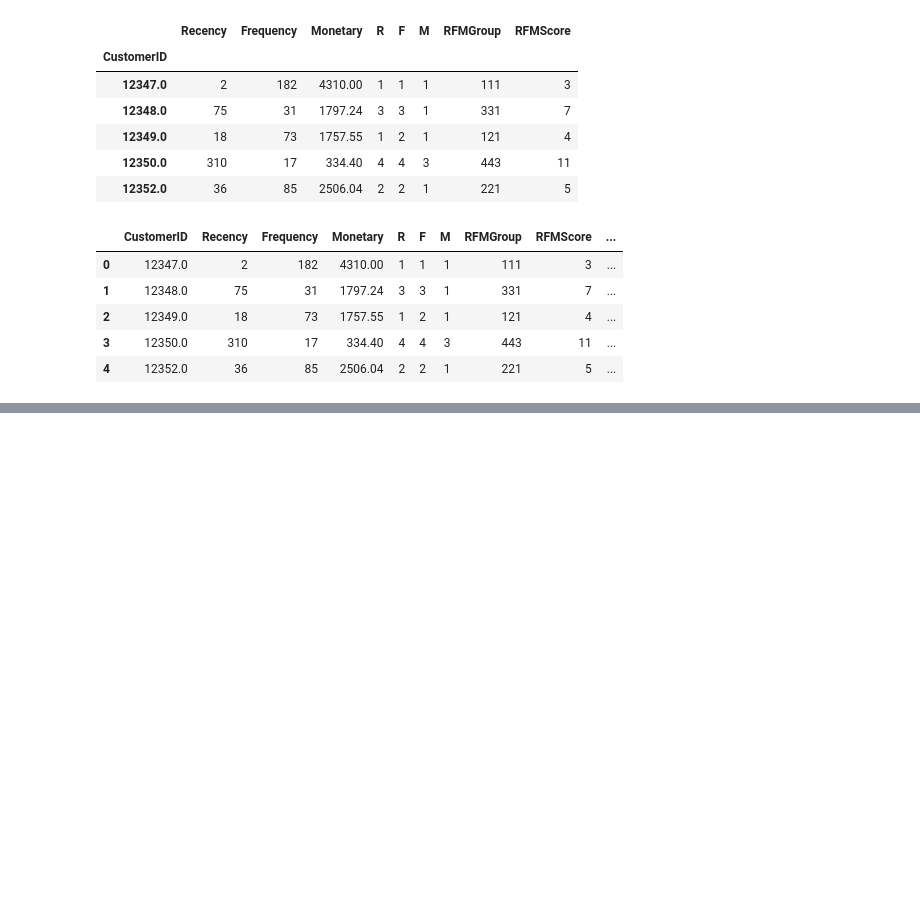
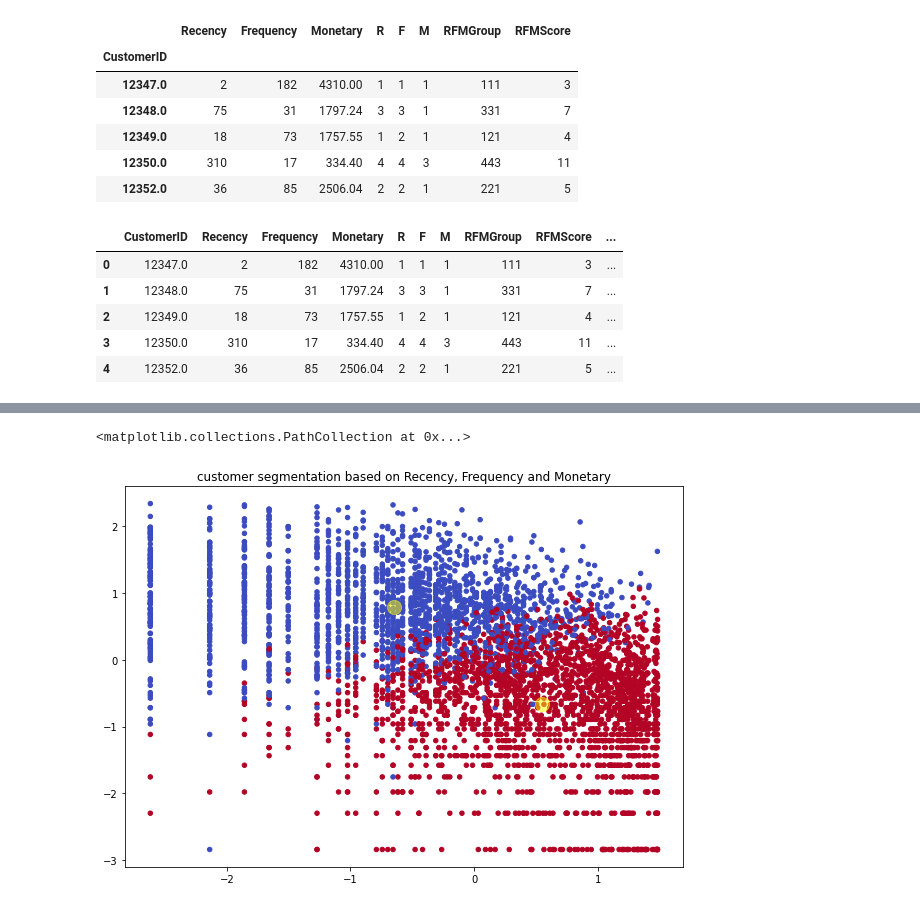
Before and after one commit to Shashankshekharpandey/Online-retail-customer-segmentation, a Jupyter notebook: Online_retail_customer_Segmentation.ipynb, the cells around one changed output, grey strips where cells are left out. Cells and saved outputs as stored; diff of their text form; code cells hidden in the pictures; blank space fills up the shorter version.

```diff
--- a/Online_retail_customer_Segmentation.ipynb
+++ b/Online_retail_customer_Segmentation.ipynb
@@ -679,0 +869,11 @@ rfm_df.reset_index().head()
+# %%
+# scatter plot to show the clusters
+plt.figure(figsize=(10,7))
+plt.title('customer segmentation based on Recency, Frequency and Monetary')
+plt.scatter(X[:, 0], X[:, 1], c=y_kmeans, s=20, cmap='coolwarm')
+
+centers = kmeans.cluster_centers_
+plt.scatter(centers[:, 0], centers[:, 1], c='yellow', s=200, alpha=0.5)
+# %% [output]
+<matplotlib.collections.PathCollection at 0x...>
+[figure, added]
```
Also changed, not shown: parts of 18 cells of this notebook.
